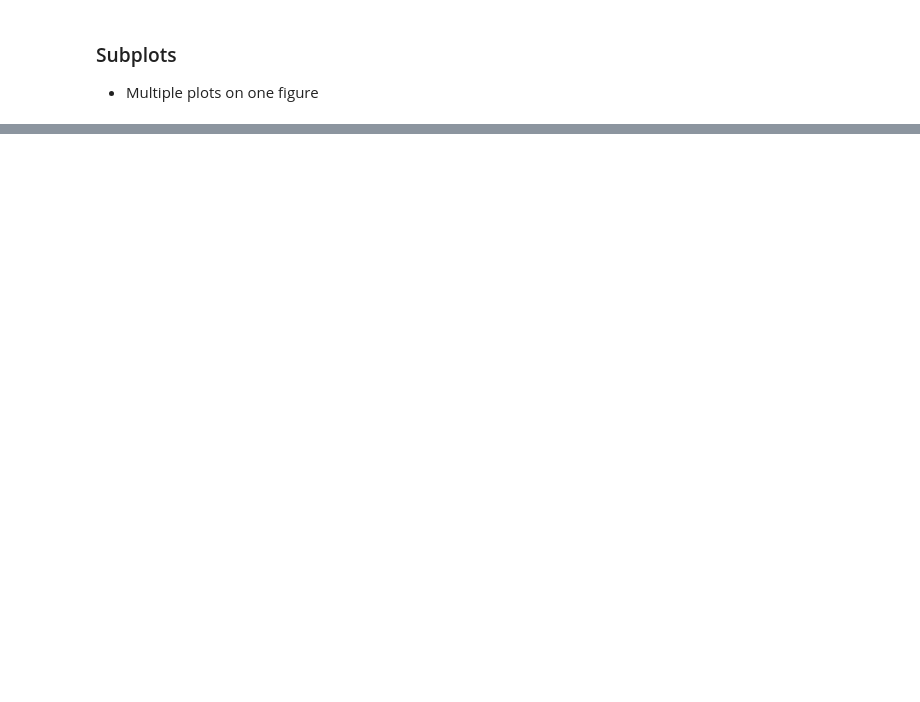
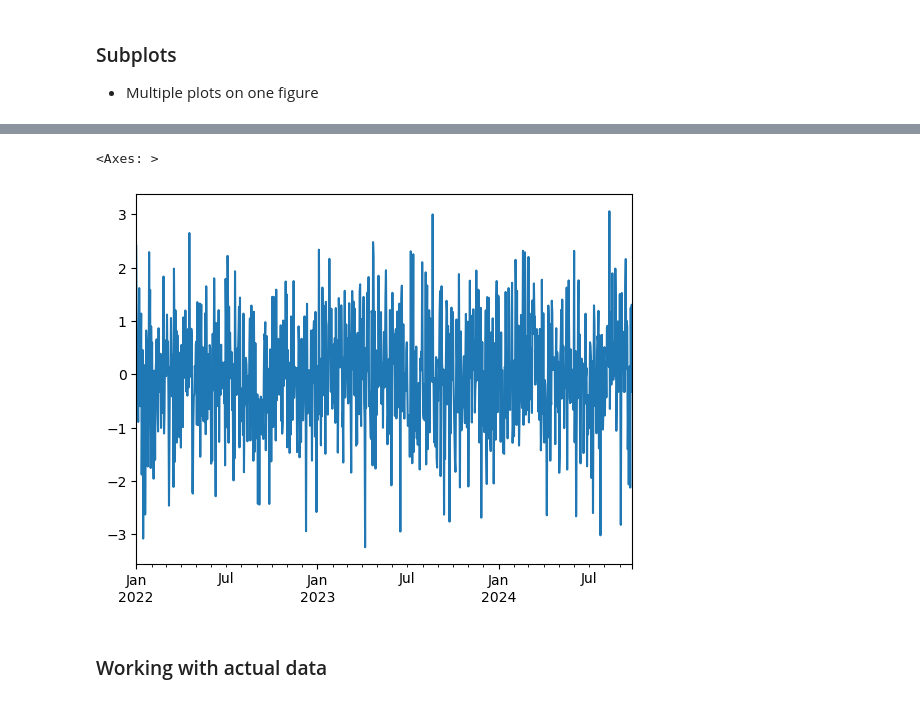
Before and after one commit to kunalprakash1309/Basic-machine-learning, a Jupyter notebook: 03-matplotlib/introduction-to-matplotlib.ipynb, the cells around one changed output, grey strips where cells are left out. Cells and saved outputs as stored; diff of their text form; code cells hidden in the pictures; blank space fills up the shorter version.

```diff
--- a/03-matplotlib/introduction-to-matplotlib.ipynb
+++ b/03-matplotlib/introduction-to-matplotlib.ipynb
@@ -206,0 +269,7 @@ ax[1, 1].hist(np.random.randn(1000));
+# %%
+ts.plot()
+# %% [output]
+<Axes: >
+[figure, added]
+# %% [markdown]
+### Working with actual data
```
Also changed, not shown: parts of 35 cells of this notebook, 1 other file.
